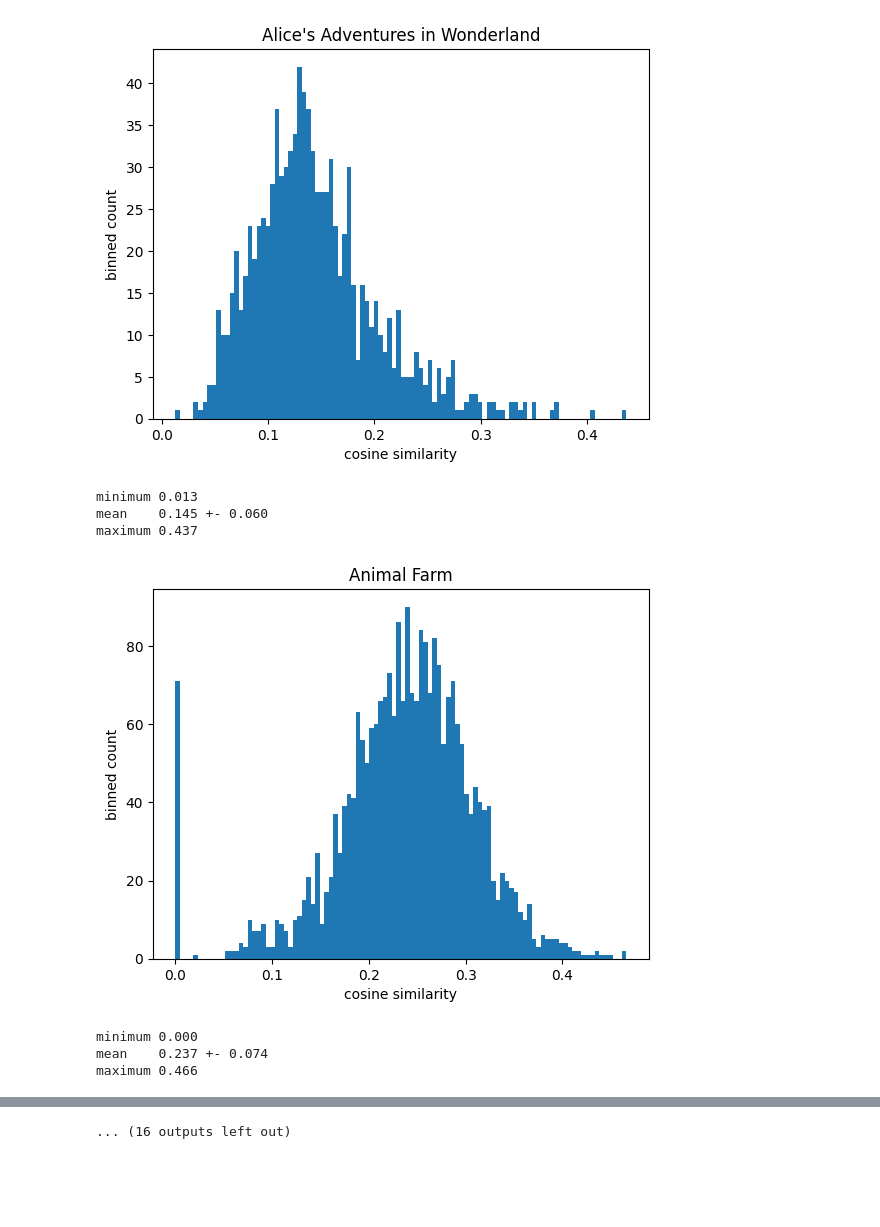
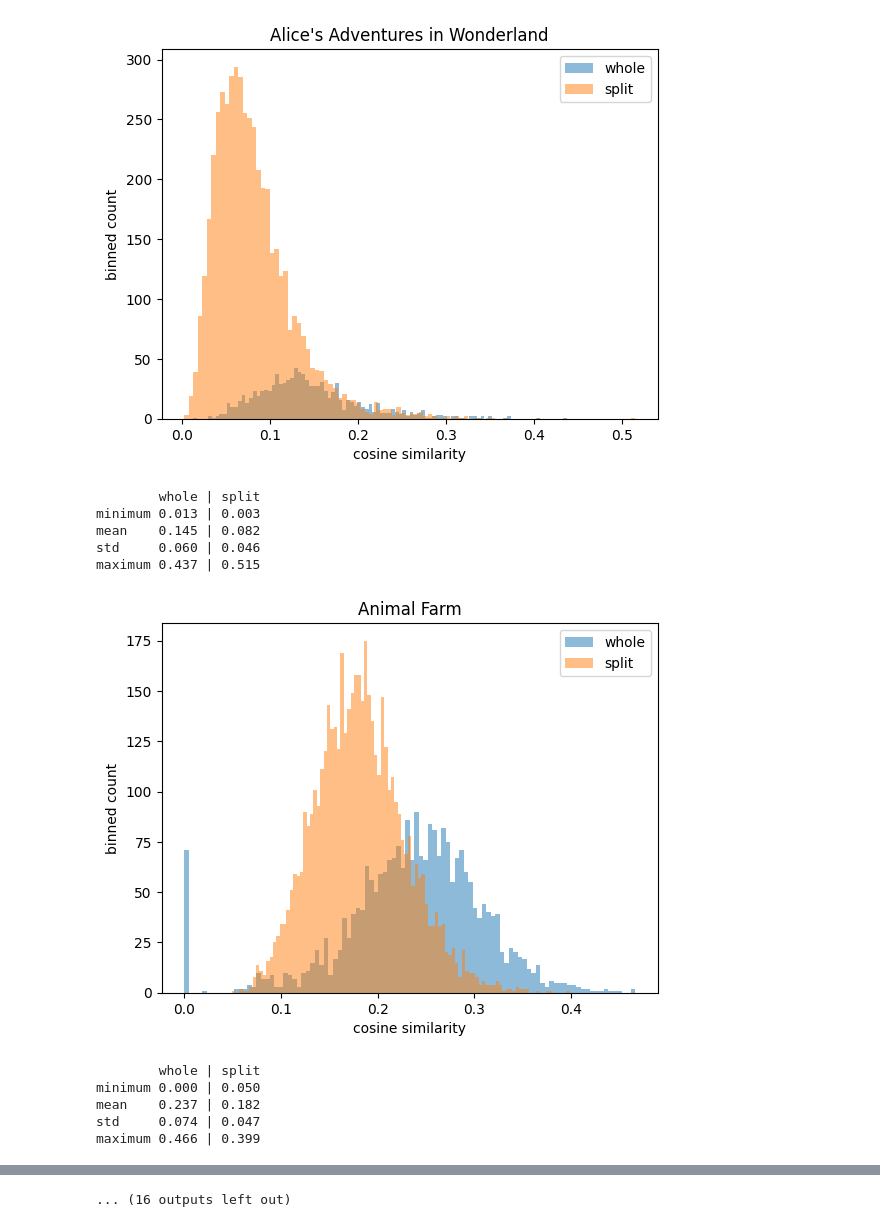
Before and after one commit to maxstollmayer/Graph-Algorithms-Project, a Jupyter notebook: graph_analysis.ipynb, the cells around one changed output, grey strips where cells are left out. Saved outputs shown, nothing was run; the diff lists cells and outputs as text; code cells hidden in the pictures; blank space fills up the shorter version.

Commit message:
Compare whole and resplit graphs

```diff
--- a/graph_analysis.ipynb
+++ b/graph_analysis.ipynb
@@ -19,13 +19,27 @@ books = [
     "The Strange Case of Dr. Jekyll and Mr. Hyde",
 ]
 
-graphs = [get_graph(book) for book in books]
+texts = []
+for book in books:
+    with open("books/" + book + ".txt", "r", encoding="utf-8") as file:
+        texts.append(file.read())
+
+graphs_split = []
+for text in texts:
+    graphs_split.append(get_graph(text, 100))
+
+graphs_whole = []
+for text in texts:
+    graphs_whole.append(get_graph(text))
 # %%
-for book, graph in zip(books, graphs):
-    plot_weight_stats(graph, book)
-    stats = get_weight_stats(graph)
-    print(f"minimum {stats.min():0.3f}")
-    print(f"mean    {stats.mean():0.3f} +- {stats.std():0.3f}")
-    print(f"maximum {stats.max():0.3f}")
+for book, graph_whole, graph_split in zip(books, graphs_whole, graphs_split):
+    plot_weight_stats(graph_whole, graph_split, book)
+    stats_whole = get_weight_stats(graph_whole)
+    stats_split = get_weight_stats(graph_split)
+    print(f"        whole | split")
+    print(f"minimum {stats_whole.min():5.3f} | {stats_split.min():5.3f}")
+    print(f"mean    {stats_whole.mean():5.3f} | {stats_split.mean():5.3f}")
+    print(f"std     {stats_whole.std():5.3f} | {stats_split.std():5.3f}")
+    print(f"maximum {stats_whole.max():5.3f} | {stats_split.max():5.3f}")
     print("")
 # %% [output]
@@ -36,8 +52,12 @@ maximum 0.330
-[figure, old version]
+[figure, new version]
-minimum 0.013
-mean    0.145 +- 0.060
-maximum 0.437
+        whole | split
+minimum 0.013 | 0.003
+mean    0.145 | 0.082
+std     0.060 | 0.046
+maximum 0.437 | 0.515
-[figure, old version]
+[figure, new version]
-minimum 0.000
-mean    0.237 +- 0.074
-maximum 0.466
+        whole | split
+minimum 0.000 | 0.050
+mean    0.237 | 0.182
+std     0.074 | 0.047
+maximum 0.466 | 0.399
```
Also changed, not shown: parts of 7 cells of this notebook, 15 other files.
